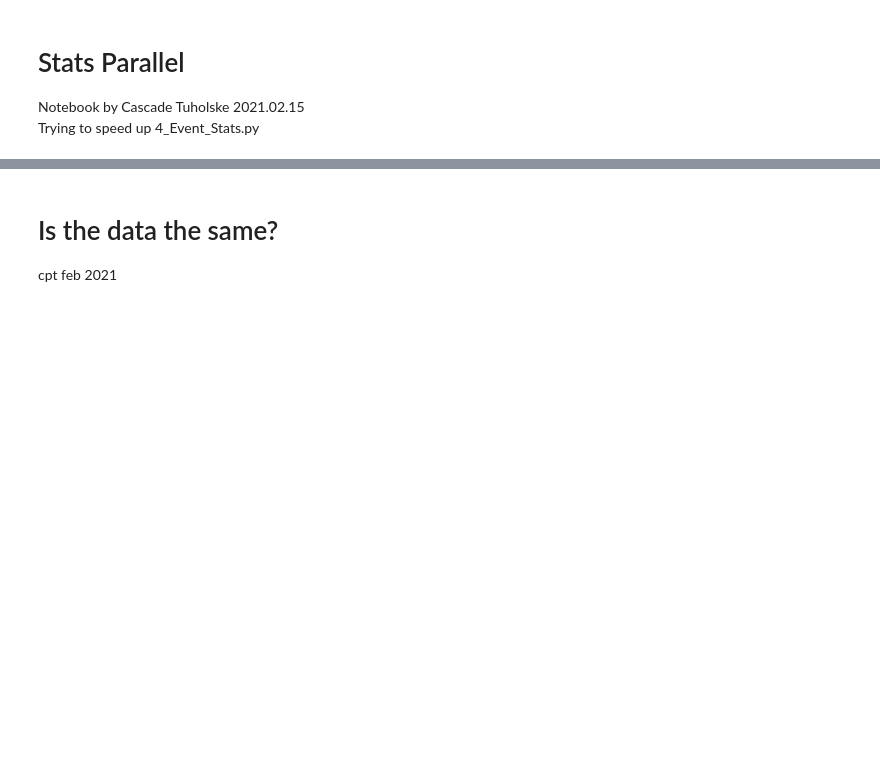
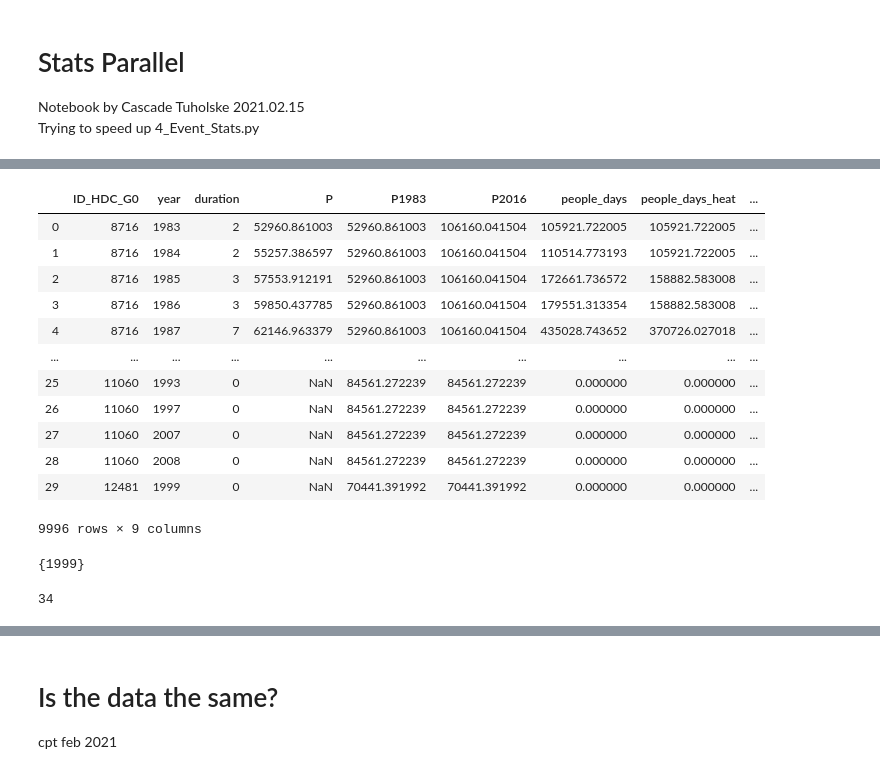
Before and after one commit to ecohydro/GlobalUrbanHeat, a Jupyter notebook: src/cpt_Stats_parallel.ipynb, the cells around one changed output, grey strips where cells are left out. Cells and saved outputs as stored; diff of their text form; code cells hidden in the pictures; blank space fills up the shorter version.

```diff
--- a/src/cpt_Stats_parallel.ipynb
+++ b/src/cpt_Stats_parallel.ipynb
@@ -95,0 +127,58 @@ Text(0.5, 0, 'HI')
+# %%
+years = list(np.unique(df['year']))
+row_list = []
+
+for city in list(np.unique(df['ID_HDC_G0'])):
+    city_id = city # Get city Id
+    city_df = df.loc[df['ID_HDC_G0'] == city] # find the location
+    city_years = list(np.unique(city_df['year'])) # figure out the number of years
+
+    years_dif = list(set(years) - set(city_years)) # find the missing years
+
+    if len(years_dif) > 0: # add in the missing years
+        for year in years_dif: # add rows with dummy data and zeros
+            row = []
+            row.append(city)
+            row.append(year)
+            row.append(0) # duration = 0 days
+            row.append(np.nan) # population for that year is not needed
+            row.append(df[(df['ID_HDC_G0'] == city)]['P1983'].values[0])
+            row.append(df[(df['ID_HDC_G0'] == city)]['P1983'].values[0])
+            row.append(0) # people_days = 0 days
+            row.append(0) # people_days_heat = 0 days
+            row.append(0) # people_days_pop = 0 days
+
+            row_list.append(row) # append row list
+
+df_new = pd.DataFrame(row_list, columns= df.columns) # merge the new rows into a df
+
+df_new = df.append(df_new) # add the rows back to the original data frame
+
+# Drop any city with zero people in 1983
+df_new = df_new[df_new['P1983'] > 0]
+
+return df_new
+# %%
+df_new
+# %% [output]
+|  | ID_HDC_G0 | year | duration | P | P1983 | P2016 | people_days | people_days_heat | ... |
+| 0 | 8716 | 1983 | 2 | 52960.861003 | 52960.861003 | 106160.041504 | 105921.722005 | 105921.722005 | ... |
+| 1 | 8716 | 1984 | 2 | 55257.386597 | 52960.861003 | 106160.041504 | 110514.773193 | 105921.722005 | ... |
+| 2 | 8716 | 1985 | 3 | 57553.912191 | 52960.861003 | 106160.041504 | 172661.736572 | 158882.583008 | ... |
+| 3 | 8716 | 1986 | 3 | 59850.437785 | 52960.861003 | 106160.041504 | 179551.313354 | 158882.583008 | ... |
+| 4 | 8716 | 1987 | 7 | 62146.963379 | 52960.861003 | 106160.041504 | 435028.743652 | 370726.027018 | ... |
+| ... | ... | ... | ... | ... | ... | ... | ... | ... | ... |
+| 25 | 11060 | 1993 | 0 | NaN | 84561.272239 | 84561.272239 | 0.000000 | 0.000000 | ... |
+| 26 | 11060 | 1997 | 0 | NaN | 84561.272239 | 84561.272239 | 0.000000 | 0.000000 | ... |
+| 27 | 11060 | 2007 | 0 | NaN | 84561.272239 | 84561.272239 | 0.000000 | 0.000000 | ... |
+| 28 | 11060 | 2008 | 0 | NaN | 84561.272239 | 84561.272239 | 0.000000 | 0.000000 | ... |
+| 29 | 12481 | 1999 | 0 | NaN | 70441.391992 | 70441.391992 | 0.000000 | 0.000000 | ... |
+9996 rows × 9 columns
+# %%
+set(np.unique(df_new[df_new['ID_HDC_G0'] == 12481]['year'])) - set(np.unique(test[test['ID_HDC_G0'] == 12481]['year']))
+# %% [output]
+{1999}
+# %%
+set(np.unique(df_new[df_new['ID_HDC_G0'] == 12481]['year']))
+# %% [output]
+34
```
Also changed, not shown: parts of 32 cells of this notebook, 5 other files.
